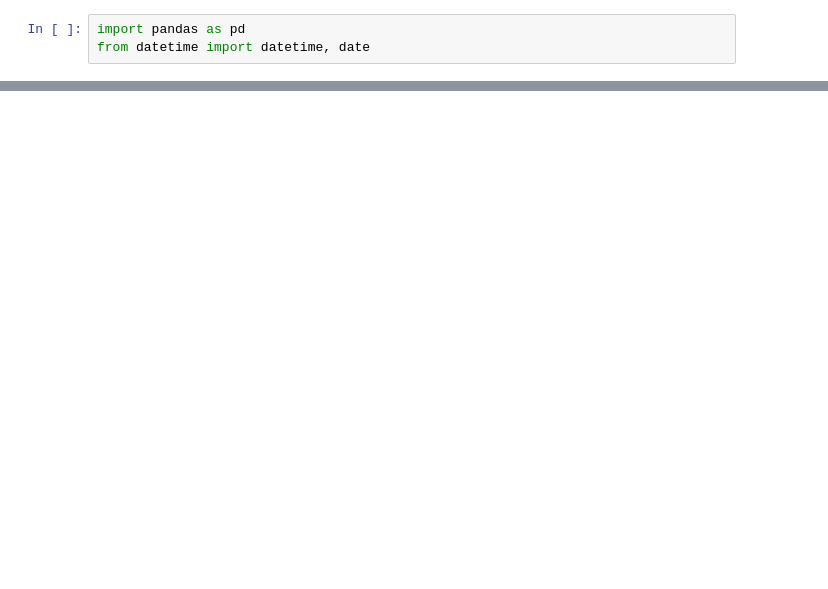
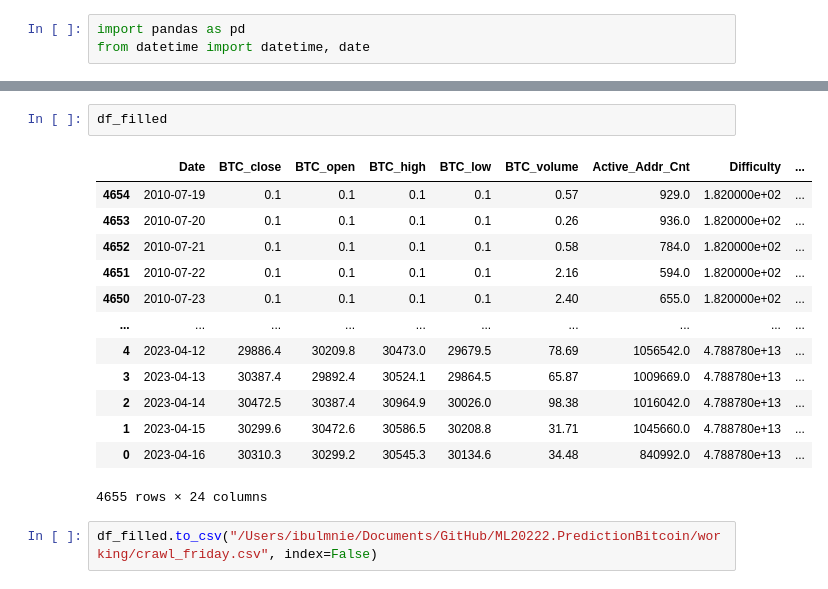
Before and after one commit to lavibula/BitcoinPrediction, a Jupyter notebook: working/crawl_friday.ipynb, the cells around one changed output, grey strips where cells are left out. Drawn from its saved outputs; the diff is of its cells as text; blank space fills up the shorter version.

```diff
--- a/working/crawl_friday.ipynb
+++ b/working/crawl_friday.ipynb
@@ -52,0 +67,18 @@ df.to_csv("/Users/ibulmnie/Documents/GitHub/ML20222.PredictionBitcoin/working/cr
+# %%
+df_filled
+# %% [output]
+|  | Date | BTC_close | BTC_open | BTC_high | BTC_low | BTC_volume | Active_Addr_Cnt | Difficulty | ... |
+| 4654 | 2010-07-19 | 0.1 | 0.1 | 0.1 | 0.1 | 0.57 | 929.0 | 1.820000e+02 | ... |
+| 4653 | 2010-07-20 | 0.1 | 0.1 | 0.1 | 0.1 | 0.26 | 936.0 | 1.820000e+02 | ... |
+| 4652 | 2010-07-21 | 0.1 | 0.1 | 0.1 | 0.1 | 0.58 | 784.0 | 1.820000e+02 | ... |
+| 4651 | 2010-07-22 | 0.1 | 0.1 | 0.1 | 0.1 | 2.16 | 594.0 | 1.820000e+02 | ... |
+| 4650 | 2010-07-23 | 0.1 | 0.1 | 0.1 | 0.1 | 2.40 | 655.0 | 1.820000e+02 | ... |
+| ... | ... | ... | ... | ... | ... | ... | ... | ... | ... |
+| 4 | 2023-04-12 | 29886.4 | 30209.8 | 30473.0 | 29679.5 | 78.69 | 1056542.0 | 4.788780e+13 | ... |
+| 3 | 2023-04-13 | 30387.4 | 29892.4 | 30524.1 | 29864.5 | 65.87 | 1009669.0 | 4.788780e+13 | ... |
+| 2 | 2023-04-14 | 30472.5 | 30387.4 | 30964.9 | 30026.0 | 98.38 | 1016042.0 | 4.788780e+13 | ... |
+| 1 | 2023-04-15 | 30299.6 | 30472.6 | 30586.5 | 30208.8 | 31.71 | 1045660.0 | 4.788780e+13 | ... |
+| 0 | 2023-04-16 | 30310.3 | 30299.2 | 30545.3 | 30134.6 | 34.48 | 840992.0 | 4.788780e+13 | ... |
+4655 rows × 24 columns
+# %%
+df_filled.to_csv("/Users/ibulmnie/Documents/GitHub/ML20222.PredictionBitcoin/working/crawl_friday.csv", index=False)
```
Also changed, not shown: parts of 12 cells of this notebook, 1 other file.
